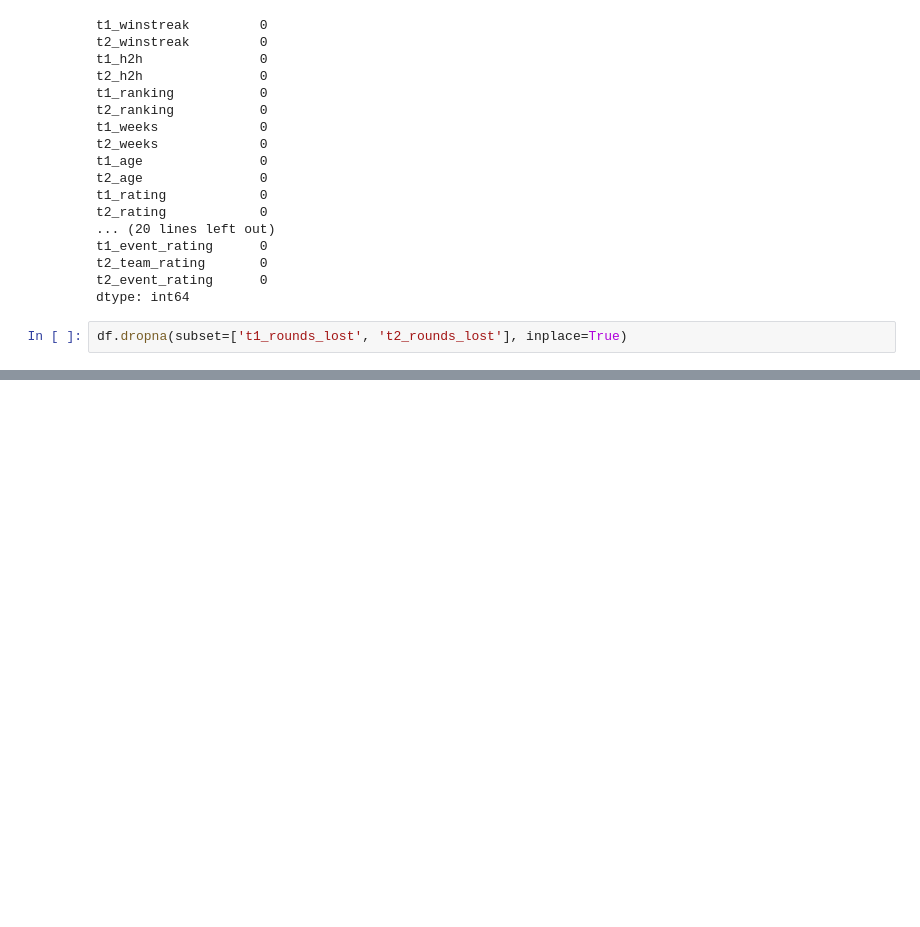
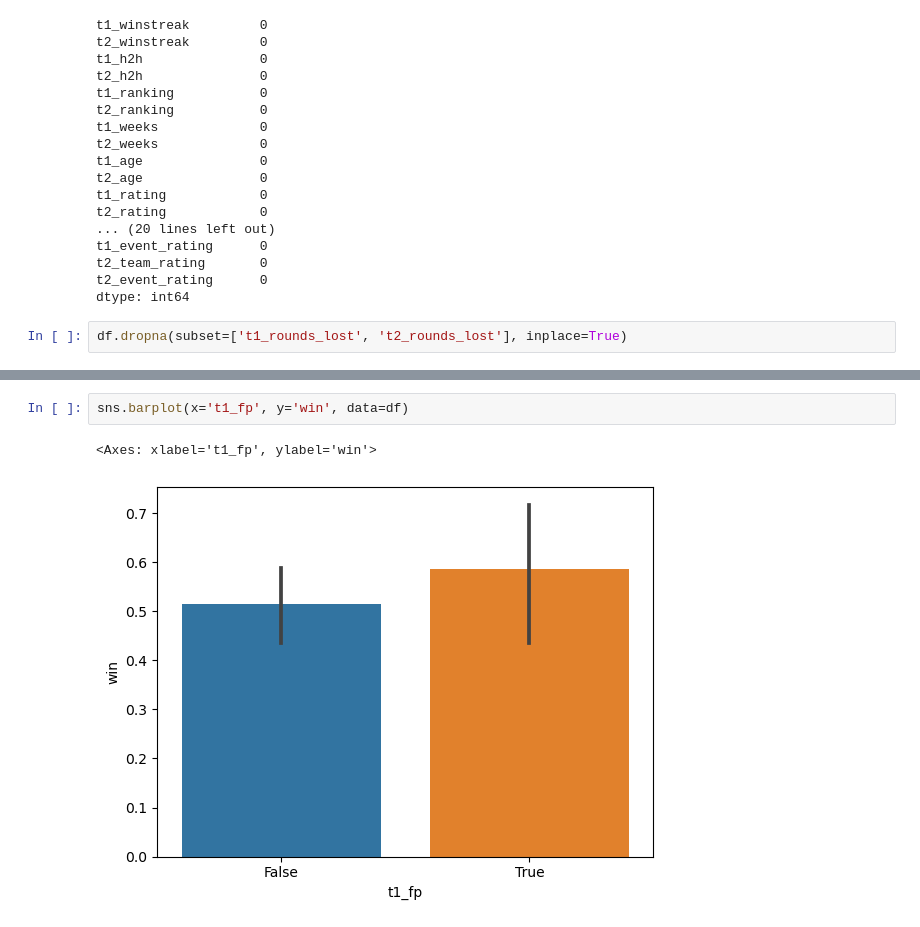
Before and after one commit to point516/cs_bot, a Jupyter notebook: data_science.ipynb, the cells around one changed output, grey strips where cells are left out. Saved outputs shown, nothing was run; the diff lists cells and outputs as text; blank space fills up the shorter version.

```diff
--- a/data_science.ipynb
+++ b/data_science.ipynb
@@ -336,0 +367,5 @@ da.head
+# %%
+sns.barplot(x='t1_fp', y='win', data=df)
+# %% [output]
+<Axes: xlabel='t1_fp', ylabel='win'>
+[figure, added]
```
Also changed, not shown: parts of 8 cells of this notebook.
